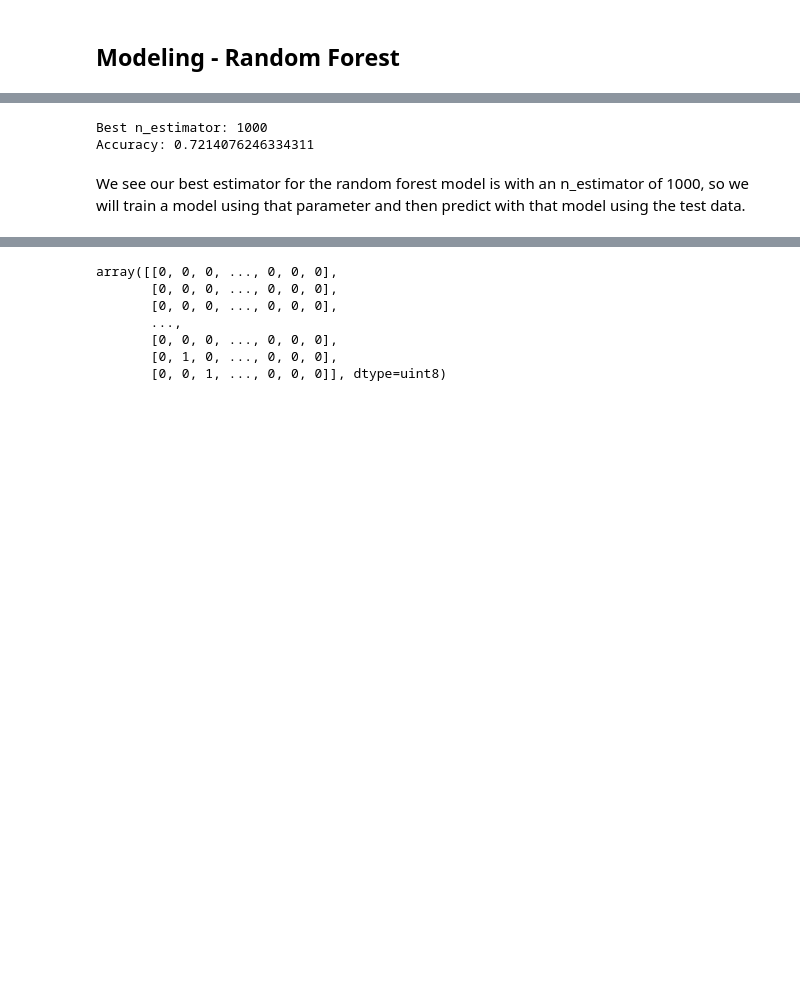
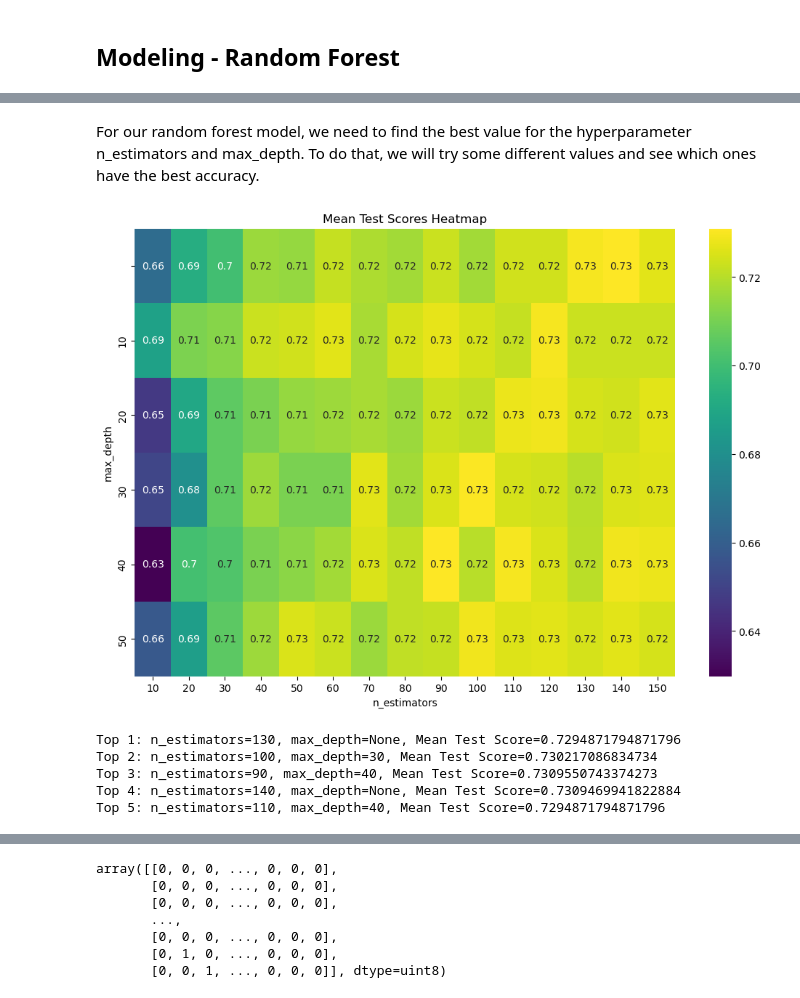
Before and after one commit to mcoulombe021/Springboard, a Jupyter notebook: Capstone 3/Preprocessing & Modeling.ipynb, the cells around one changed output, grey strips where cells are left out. Drawn from its saved outputs; the diff is of its cells as text; code cells hidden in the pictures; blank space fills up the shorter version.

```diff
--- a/Capstone 3/Preprocessing & Modeling.ipynb
+++ b/Capstone 3/Preprocessing & Modeling.ipynb
@@ -546,23 +584,57 @@ For our random forest model, we need to find the best value for the hyperparamet
-# %%
-n_estimator_values = [100, 150, 200, 250, 500, 1000, 1500, 2000]
-accuracy_scores = []
-for n in n_estimator_values:
-    rf_classifier = RandomForestClassifier(n_estimators=n,random_state=42)
-    rf_classifier.fit(X_train_scaled,y_train)
-    y_pred = rf_classifier.predict(X_test_scaled)
-    accuracy = accuracy_score(y_test, y_pred)
-    accuracy_scores.append(accuracy)
-
-# Find the index of the C value with the highest accuracy
-best_index = accuracy_scores.index(max(accuracy_scores))
-best_n = n_estimator_values[best_index]
-
-# Evaluate the model
-accuracy = accuracy_score(y_test, y_pred)
-print("Best n_estimator:", best_n)
-print("Accuracy:", accuracy)
-# %% [output]
-Best n_estimator: 1000
-Accuracy: 0.7214076246334311
-# %% [markdown]
-We see our best estimator for the random forest model is with an n_estimator of 1000, so we will train a model using that parameter and then predict with that model using the test data.
+# %% [markdown]
+For our random forest model, we need to find the best value for the hyperparameter n_estimators and max_depth. To do that, we will try some different values and see which ones have the best accuracy.
+# %%
+# Define the hyperparameter grid
+param_grid = {
+    'n_estimators': np.arange(10, 151, 10),
+    'max_depth': [None, 10, 20, 30, 40, 50]
+}
+
+# Create a KFold cross-validation object
+kf = KFold(n_splits=5, shuffle=True, random_state=42)
+
+# Create a RandomForestClassifier
+rf_classifier = RandomForestClassifier()
+
+# Perform grid search with cross-validation
+rf_cv = GridSearchCV(rf_classifier, param_grid, cv=kf)
+rf_cv.fit(X_train_scaled, y_train)
+
+# Extract the results from the grid search
+results = rf_cv.cv_results_
+
+# Get the mean test scores for all parameter combinations
+mean_test_scores = results['mean_test_score']
+
+# Reshape the mean_test_scores to match the grid shape
+n_estimators_range = len(param_grid['n_estimators'])
+max_depth_range = len(param_grid['max_depth'])
+
+mean_test_scores_matrix = mean_test_scores.reshape(max_depth_range, n_estimators_range)
+
+# Find the top 5 parameter combinations
+top_5_indices = np.argpartition(mean_test_scores, -5)[-5:]
+top_5_scores = mean_test_scores[top_5_indices]
+top_5_params = [(param_grid['n_estimators'][i], param_grid['max_depth'][j]) for i, j in zip(top_5_indices % n_estimators_range, top_5_indices // n_estimators_range)]
+
+# Create a heatmap of the mean test scores
+plt.figure(figsize=(12, 8))
+sns.heatmap(mean_test_scores_matrix, cmap='viridis', annot=True, xticklabels=param_grid['n_estimators'], yticklabels=param_grid['max_depth'])
+plt.xlabel('n_estimators')
+plt.ylabel('max_depth')
+plt.title('Mean Test Scores Heatmap')
+plt.show()
+
+# Print the top 5 parameter combinations and their scores
+top_5_params.reverse()
+top_5_scores = top_5_scores[::-1]
+
+for i, (n_estimators, max_depth) in enumerate(top_5_params):
+    print(f"Top {i+1}: n_estimators={n_estimators}, max_depth={max_depth}, Mean Test Score={top_5_scores[i]}")
+# %% [output]
+[figure, added]
+Top 1: n_estimators=130, max_depth=None, Mean Test Score=0.7294871794871796
+Top 2: n_estimators=100, max_depth=30, Mean Test Score=0.730217086834734
+Top 3: n_estimators=90, max_depth=40, Mean Test Score=0.7309550743374273
+Top 4: n_estimators=140, max_depth=None, Mean Test Score=0.7309469941822884
+Top 5: n_estimators=110, max_depth=40, Mean Test Score=0.7294871794871796
```
Also changed, not shown: parts of 153 cells of this notebook.
